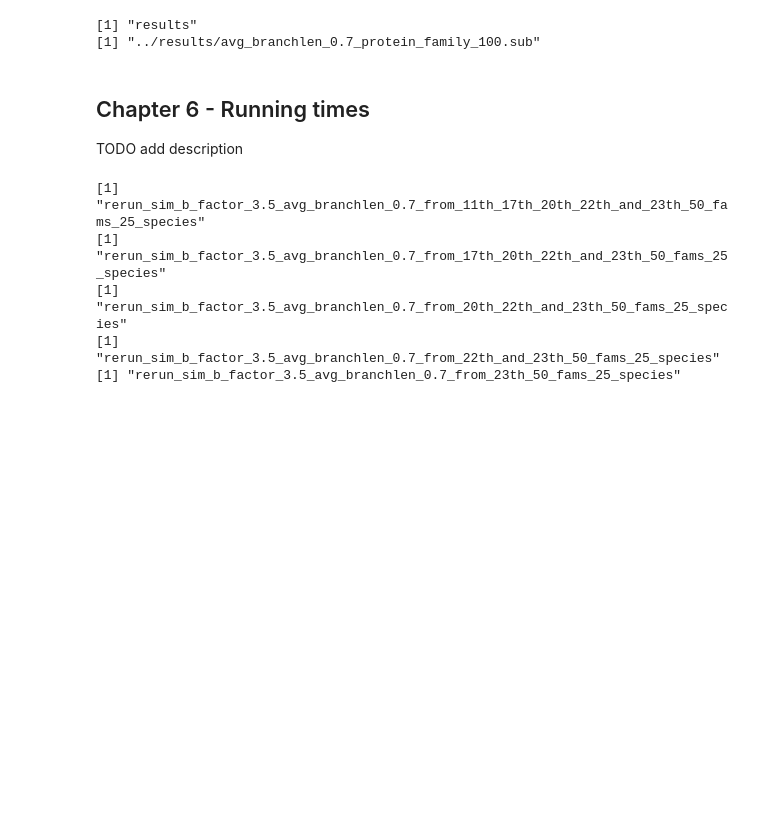
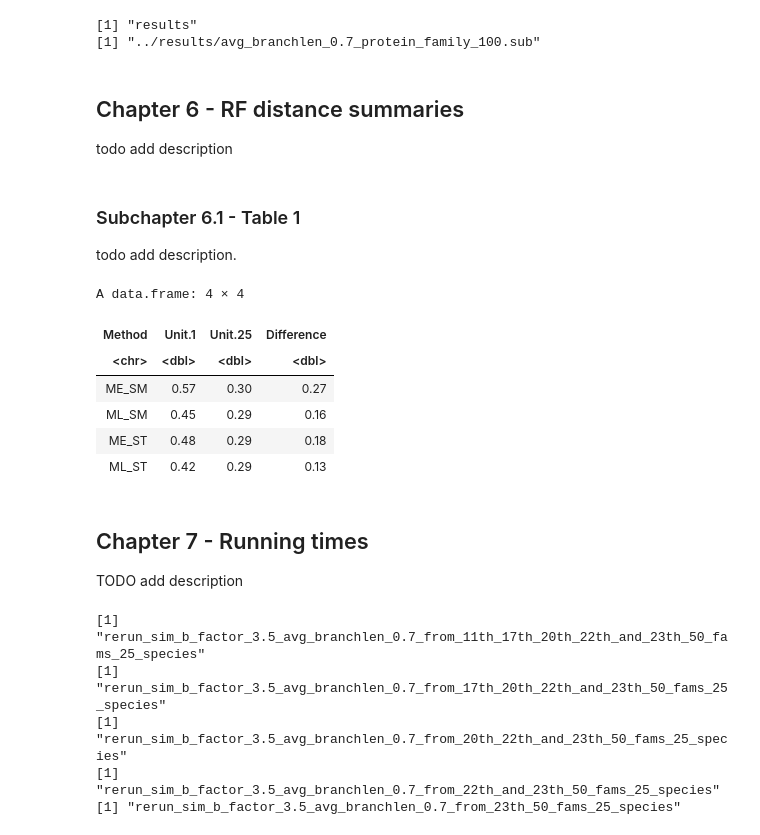
Before and after one commit to alessiovignoli/paralogs-nf, a Jupyter notebook: analysis/simulated_data.ipynb, the cells around one changed output. Cells and saved outputs as stored; diff of their text form; code cells hidden in the pictures; blank space fills up the shorter version.

Commit message:
working on TABLE1

```diff
--- a/analysis/simulated_data.ipynb
+++ b/analysis/simulated_data.ipynb
@@ -438,10 +442,66 @@ write.table(mean_rf_subtrees_from_full_aln_vs_true_tree, file = "tables/avg_RF_b
 # %% [output]
 [1] "results"
 [1] "../results/avg_branchlen_0.7_protein_family_100.sub"
+# %% [markdown]
+<a id='chapter-6-RF-distance-summaries'></a>
+
+## Chapter 6 - RF distance summaries
+
+todo add description
+# %% [markdown]
+<a id='subchapter-6_1-Table-1'></a>
+
+### Subchapter 6.1 - Table 1
+todo add description.
+# %%
+# read the table compiled in chapter 4. So this cell does not depend eon that one to run, it just needs the table file.
+df_new = read.table("tables/avg_RF_between_ref_supermatrix_and_supertree.tsv", header=T)
+
+# do the mean of the column. effectively getting a vector of size 100 filed with averages of averages and with ids like SM_ML_unit9
+rf_df_new_means = colMeans(df_new)
+
+# Initialize empty list to hold the extracted method names and unit names values
+methods = c("ME_SM", "ML_SM", "ME_ST", "ML_ST")
+units   = 25
+
+# Create an empty dataframe with row names for methods and columns for unit_1 to unit_25
+avg_rf_df_method_unit           = data.frame(Method = methods, matrix(ncol = units, nrow = 4))
+colnames(avg_rf_df_method_unit) = c("Method", paste0("unit_", 1:units))
+
+# Fill the dataframe using the keys of the named vector
+for (key in names(rf_df_new_means)) {
+
+  # Split the key into parts (method and unit)
+  parts  = strsplit(key, "_unit_")[[1]]
+  method = parts[1]
+  unit   = as.numeric(parts[2])
+
+  # Place the value in the correct row and column of the dataframe
+  avg_rf_df_method_unit[avg_rf_df_method_unit$Method == method, paste0("unit_", unit)] = rf_df_new_means[key]
+}
+
+# create the actual table with only unit1, unit25 difference values from above df
+table1 = data.frame(Method = avg_rf_df_method_unit$Method,
+                    "Unit 1" = round(avg_rf_df_method_unit$unit_1, digits = 2),
+                    "Unit 25" = round(avg_rf_df_method_unit$unit_25, digits = 2),
+                    "Difference" = round(avg_rf_df_method_unit$unit_1 - avg_rf_df_method_unit$unit_25, digits = 2))
+
+
+
+table1
+#write.table(table1, file="Table1_average_RF.tsv",quote=FALSE, sep="\t",row.names=FALSE)
+# %% [output]
+A data.frame: 4 × 4
+| Method | Unit.1 | Unit.25 | Difference |
+| <chr> | <dbl> | <dbl> | <dbl> |
+| ME_SM | 0.57 | 0.30 | 0.27 |
+| ML_SM | 0.45 | 0.29 | 0.16 |
+| ME_ST | 0.48 | 0.29 | 0.18 |
+| ML_ST | 0.42 | 0.29 | 0.13 |
 # %% [markdown]
-<a id="chapter-6-Running-times"></a>
+<a id="chapter-7-Running-times"></a>
 
-## Chapter 6 - Running times
+## Chapter 7 - Running times
 
 TODO add description
 # %%
```
Also changed, not shown: parts of 3 cells of this notebook.
